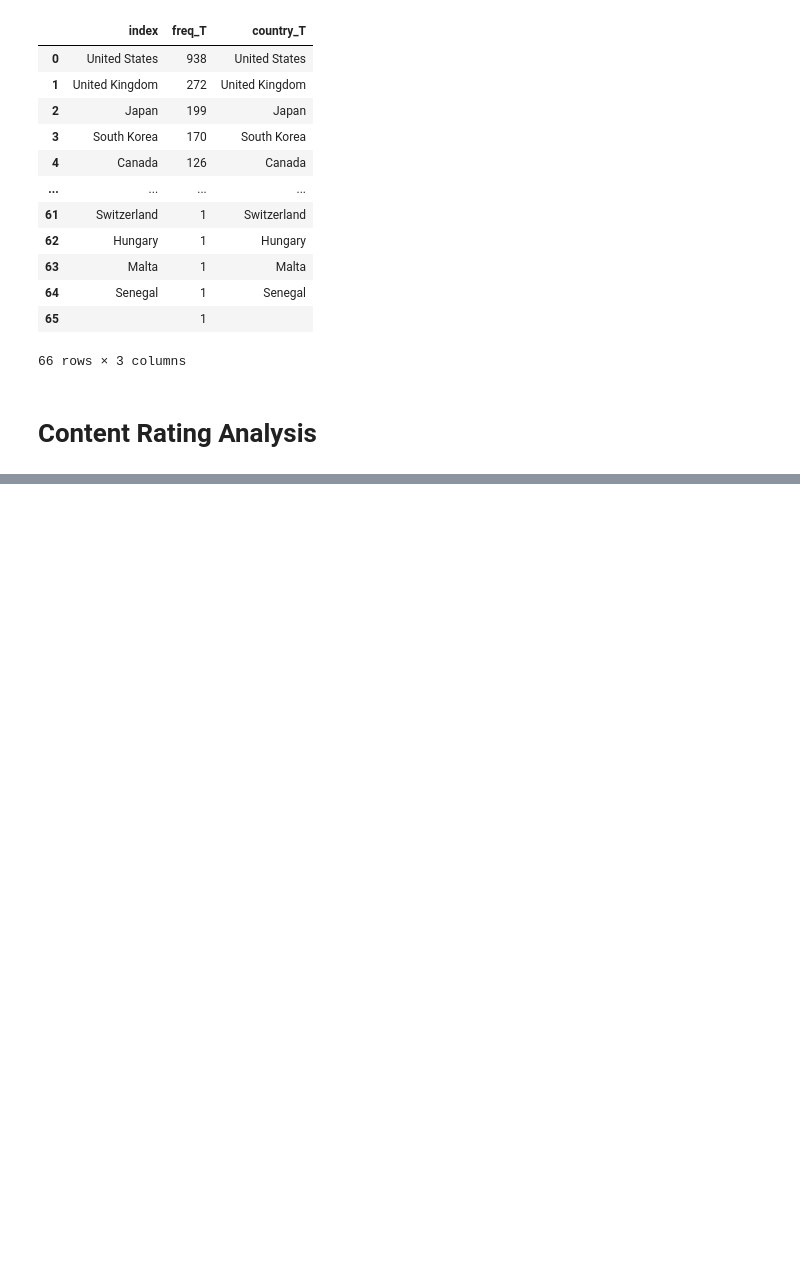
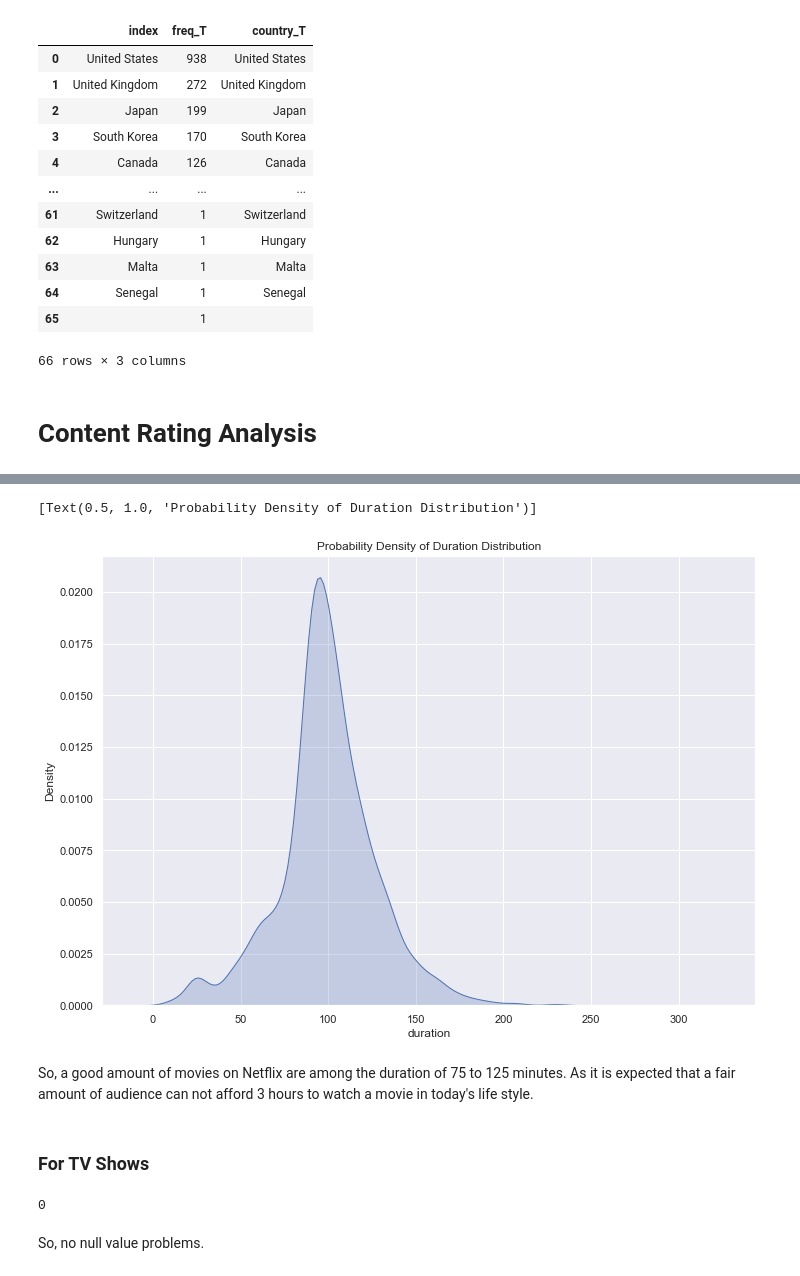
Before and after one commit to WRD397/Projects, a Jupyter notebook: BusinessCase_Netflix_EDA/main.ipynb, the cells around one changed output, grey strips where cells are left out. Cells and saved outputs as stored; diff of their text form; code cells hidden in the pictures; blank space fills up the shorter version.

```diff
--- a/BusinessCase_Netflix_EDA/main.ipynb
+++ b/BusinessCase_Netflix_EDA/main.ipynb
@@ -768,0 +912,3 @@ px.funnel(data, x='frequency', y='country',
+# %%
+df_duration_m = df_raw[df_raw['type'] == 'Movie'][['show_id','duration']]
+df_duration_T = df_raw[df_raw['type'] == 'TV Show'][['show_id','duration']]
@@ -768,0 +917,5 @@ px.funnel(data, x='frequency', y='country',
+# %%
+df_duration_m = df_duration_m.dropna()
+df_duration_m['duration'] = df_duration_m['duration'].apply(lambda x : str(x).split(' ')[0])
+df_duration_m['duration'] = df_duration_m['duration'].astype(int)
+df_duration_m.info()
@@ -768,0 +932,18 @@ px.funnel(data, x='frequency', y='country',
+# %%
+sns.set(rc={'figure.figsize':(11.7,8.27)})
+sns.set(style="darkgrid")
+ax = sns.kdeplot(data=df_duration_m, x='duration', shade=True)
+ax.set(title='Probability Density of Duration Distribution')
+# %% [output]
+[Text(0.5, 1.0, 'Probability Density of Duration Distribution')]
+[figure, added]
+# %% [markdown]
+So, a good amount of movies on Netflix are among the duration of 75 to 125 minutes. As it is expected that a fair amount of audience can not afford 3 hours to watch a movie in today's life style.
+# %% [markdown]
+### For TV Shows
+# %%
+df_duration_T.duration.isnull().sum()
+# %% [output]
+0
+# %% [markdown]
+So, no null value problems.
```
Also changed, not shown: parts of 54 cells of this notebook.
